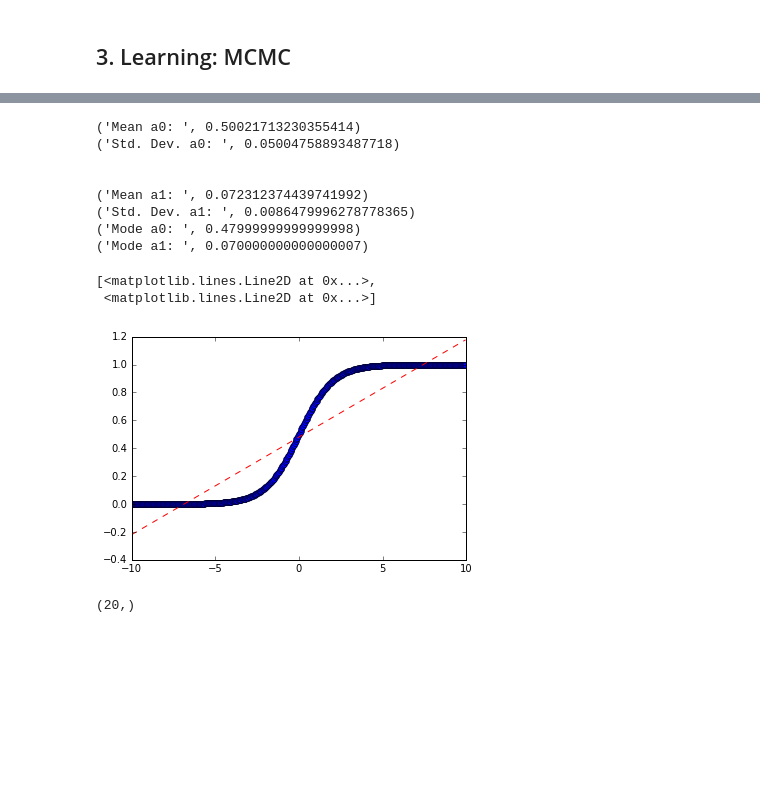
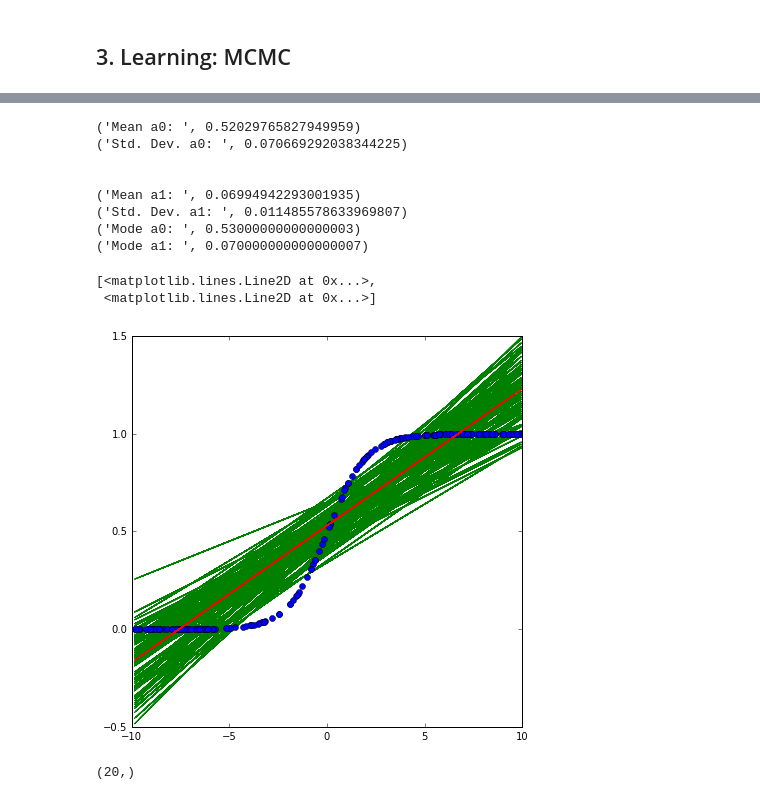
Before and after one commit to nyu-dl/Intro_to_ML_Lecture_Note, a Jupyter notebook: notebook/Bayesian_Linear_Regression_MCMC.ipynb, the cells around one changed output, grey strips where cells are left out. Saved outputs shown, nothing was run; the diff lists cells and outputs as text; code cells hidden in the pictures; blank space fills up the shorter version.

```diff
--- a/notebook/Bayesian_Linear_Regression_MCMC.ipynb
+++ b/notebook/Bayesian_Linear_Regression_MCMC.ipynb
@@ -172,20 +189,31 @@ mode_a1 = stats.mode(a1_samples)[0][0]
 
 print ('Mode a0: ', mode_a0)
 print ('Mode a1: ', mode_a1)
-
-plt.plot(X_sig, y_sig, 'o', X_sig, mode_a0 + X_sig * mode_a1, 'r--')
 # %% [output]
-('Mean a0: ', 0.50021713230355414)
-('Std. Dev. a0: ', 0.05004758893487718)
+('Mean a0: ', 0.52029765827949959)
+('Std. Dev. a0: ', 0.070669292038344225)
 
 
-('Mean a1: ', 0.072312374439741992)
-('Std. Dev. a1: ', 0.0086479996278778365)
-('Mode a0: ', 0.47999999999999998)
+('Mean a1: ', 0.06994942293001935)
+('Std. Dev. a1: ', 0.011485578633969807)
+('Mode a0: ', 0.53000000000000003)
 ('Mode a1: ', 0.070000000000000007)
-[<matplotlib.lines.Line2D at 0x...>,
- <matplotlib.lines.Line2D at 0x...>]
-[figure, removed]
+# %%
+sample_ixs = np.random.choice(np.arange(len(a0_samples)), size=100)
+all_samples = zip(a0_samples, a1_samples)
+
+sample_lines = [all_samples[i] for i in sample_ixs]
+
+plt.figure(figsize= (7, 7))
+
+for line in sample_lines:
+    plt.plot(X_sig, line[0] + line[1] * X_sig, 'g')
+
+plt.plot(X_sig, y_sig, 'o', X_sig, mode_a0 + X_sig * mode_a1, 'r--')
+# %% [output]
+[<matplotlib.lines.Line2D at 0x...>,
+ <matplotlib.lines.Line2D at 0x...>]
+[figure, added]
 # %%
 X_test = np.arange(np.min(X_sig), np.max(X_sig), 1)
 y_pred = mode_a0 + X_test * mode_a1
```
Also changed, not shown: parts of 9 cells of this notebook.
